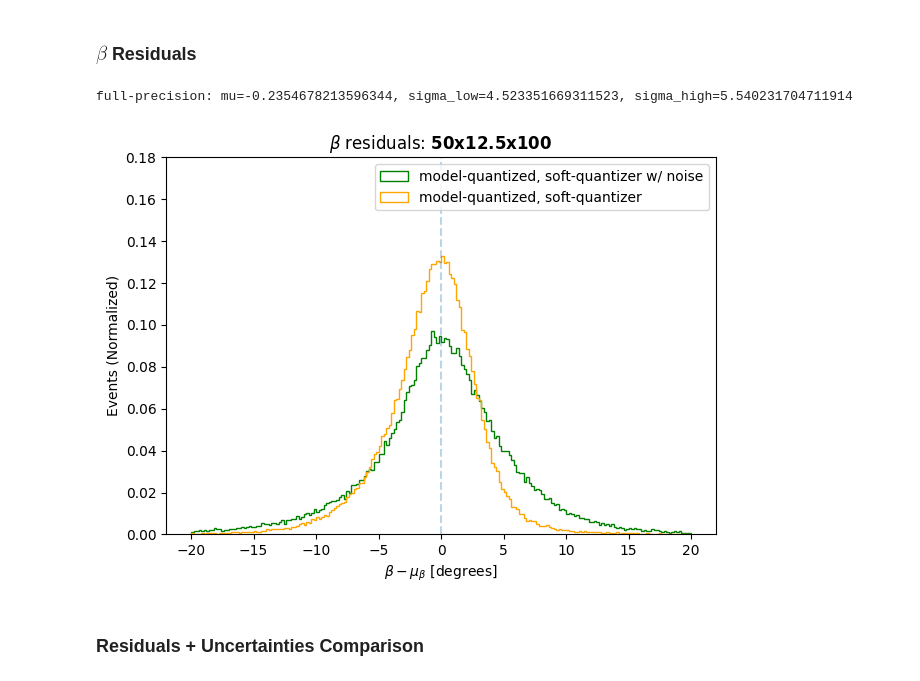
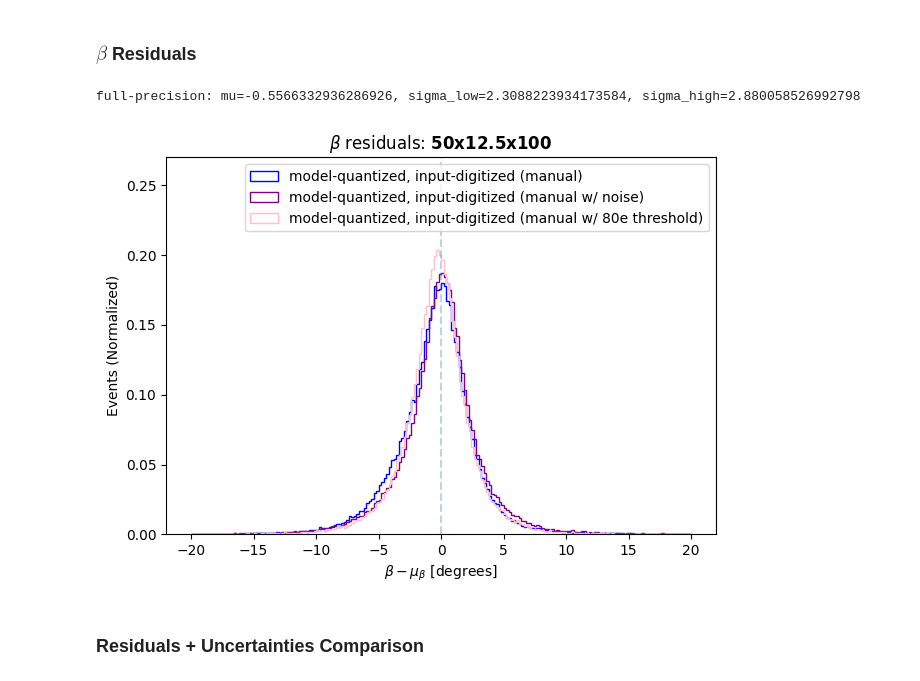
Before and after one commit to davidgjiang/smart-pixels-ml, a Jupyter notebook: performance_plots.ipynb, the cells around one changed output. Saved outputs shown, nothing was run; the diff lists cells and outputs as text; code cells hidden in the pictures.

```diff
--- a/performance_plots.ipynb
+++ b/performance_plots.ipynb
@@ -10,8 +10,8 @@ model = 'conv2d_MAX-model_quantized-soft_quantizer-noise'
 # %%
 df_1 = pd.read_parquet(f'/home/dajiang/smart-pixels-ml/processed_parquets/dataset_3src_16x16/test-dataset_3src_16x16/{ts}t-{model}-vars.parquet')
-model2 = 'conv2d_MAX-model_quantized-soft_quantizer'
-df_2 = pd.read_parquet(f'/home/dajiang/smart-pixels-ml/processed_parquets/dataset_3src_16x16/test-dataset_3src_16x16/{ts}t-{model2}-vars.parquet')
-#df_3 = pd.read_parquet(f'/home/dajiang/smart-pixels-ml/processed_parquets/dataset_3src_16x16/test-dataset_3src_16x16/{ts}t-{model}-vars.parquet')
+df_2 = pd.read_parquet(f'/home/dajiang/smart-pixels-ml/processed_parquets/dataset_3src_16x16/test-dataset_3src_16x16/{ts}t-{model}-noise-vars.parquet')
+df_3 = pd.read_parquet(f'/home/dajiang/smart-pixels-ml/processed_parquets/dataset_3src_16x16/test-dataset_3src_16x16/{ts}t-{model}-threshold_80e-vars.parquet')
+df_4 = pd.read_parquet(f'/home/dajiang/smart-pixels-ml/processed_parquets/dataset_3src_16x16/test-dataset_3src_16x16/{ts}t-mlp_SLIM-model_quantized-vars.parquet')
 # %%
 def shortest_interval_68(data, center_type='mean'):
     """
@@ -147,33 +147,33 @@ full-precision: mu=-1.4124473333358765, sigma_low=2.5042519569396973, sigma_high
 # %%
 fig, ax = plt.subplots()
 bins = np.linspace(-20,20,201)
 
-residualsB_1 = residuals_to_degrees(df_1, 'cotBtrue', 'cotB', scaling=1.9105944285582266)
-residualsB_2 = residuals_to_degrees(df_2, 'cotBtrue', 'cotB', scaling=1.9105944285582266)
-#residualsB_3 = residuals_to_degrees(df_3, 'cotBtrue', 'cotB', scaling=1.9105944285582266)
+residualsB_1 = residuals_to_degrees(df_1, 'cotBtrue', 'cotB', scaling=1.8805116636469477)
+residualsB_2 = residuals_to_degrees(df_2, 'cotBtrue', 'cotB', scaling=1.8805116636469477)
+residualsB_3 = residuals_to_degrees(df_3, 'cotBtrue', 'cotB', scaling=1.8805116636469477)
 
-ax.hist(residualsB_1, bins=bins, histtype='step', color='green', label='model-quantized, soft-quantizer w/ noise', density=True)
-ax.hist(residualsB_2, bins=bins, histtype='step', color='orange', label='model-quantized, soft-quantizer', density=True)
-#ax.hist(residualsB_3, bins=bins, histtype='step', color='red', label='model-quantized,\n 4-bit input', density=True)
+ax.hist(residualsB_1, bins=bins, histtype='step', color='blue', label='model-quantized, input-digitized (manual)', density=True)
+ax.hist(residualsB_2, bins=bins, histtype='step', color='purple', label='model-quantized, input-digitized (manual w/ noise)', density=True)
+ax.hist(residualsB_3, bins=bins, histtype='step', color='pink', label='model-quantized, input-digitized (manual w/ 80e threshold)', density=True)
 interval_1 = shortest_interval_68(residualsB_1, center_type='mean')
 #interval_2 = shortest_interval_68(residualsB_2, center_type='mean')
 #interval_3 = shortest_interval_68(residualsB_3, center_type='mean')
 print(f"full-precision: mu={interval_1['center']}, sigma_low={interval_1['error_low']}, sigma_high={interval_1['error_high']}")
 #print(f"model-quantized: mu={interval_2['center']}, sigma_low  ={interval_2['error_low']}, sigma_high={interval_2['error_high']}")
 #print(f"model-quantized, 4-bit input: mu={interval_3['center']}, sigma_low={interval_3['error_low']}, sigma_high={interval_3['error_high']}")
 print()
 ax.axvline(alpha=0.3,ls='dashed')
-ax.set_ylim(0,0.18)
+ax.set_ylim(0,0.27)
 ax.legend()
 ax.set_title(r'$\beta$ residuals: $\mathbf{50x12.5x100}$')
 ax.set_xlabel(r'$\beta - \mu_{\beta}$ [degrees]')
 ax.set_ylabel('Events (Normalized)')
 fig.tight_layout()
 fig.savefig(f'plots/dataset_3src_16x16_plots/performance/beta_residuals-{ts}t-{model}.png', dpi=300)
 fig.show()
 # %% [output]
-full-precision: mu=-0.2354678213596344, sigma_low=4.523351669311523, sigma_high=5.540231704711914
+full-precision: mu=-0.5566332936286926, sigma_low=2.3088223934173584, sigma_high=2.880058526992798
-[figure, old version]
+[figure, new version]
 # %% [markdown]
 ### Residuals + Uncertainties Comparison
 # %%
```
Also changed, not shown: parts of 6 cells of this notebook, 40 other files.
